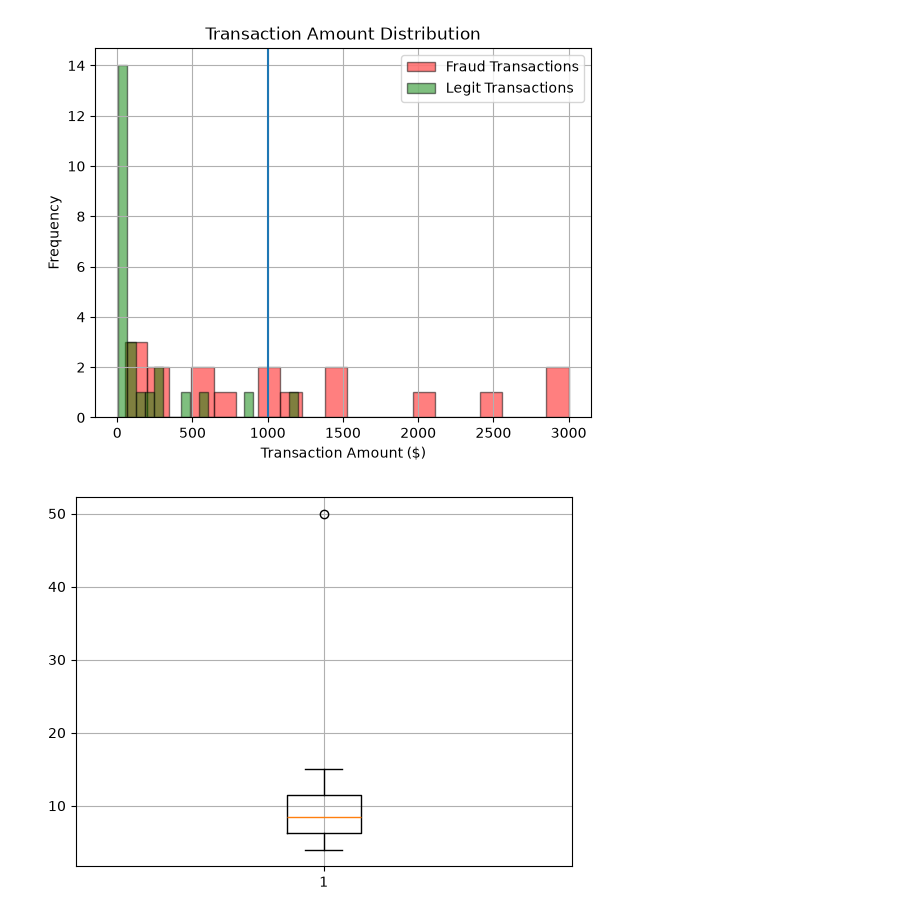
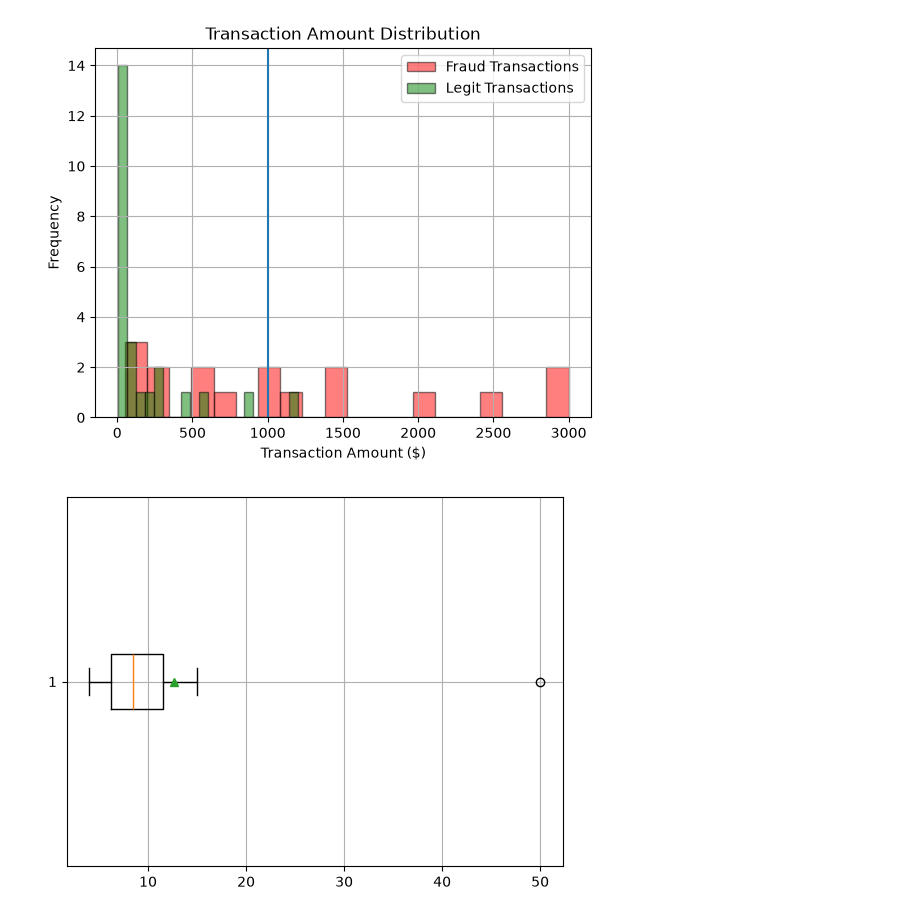
Before and after one commit to HiteshKadam/apna_college_datascience, a Jupyter notebook: Anaconda/Data Visualization/data_visualization.ipynb, the cells around one changed output. Cells and saved outputs as stored; diff of their text form; code cells hidden in the pictures.

```diff
--- a/Anaconda/data_visualization.ipynb
+++ b/Anaconda/Data Visualization/data_visualization.ipynb
@@ -225,9 +225,9 @@ plt.legend()
 # %%
 #Box plot
 
 data = [7,8,5,6,9,4,10,12,15,50]
 
-plt.boxplot(data)
+plt.boxplot(data, vert=False, showmeans=True)
 plt.grid(True)
 # %% [output]
-[figure, old version]
+[figure, new version]
```
Also changed, not shown: parts of 4 cells of this notebook, 1 other file.
